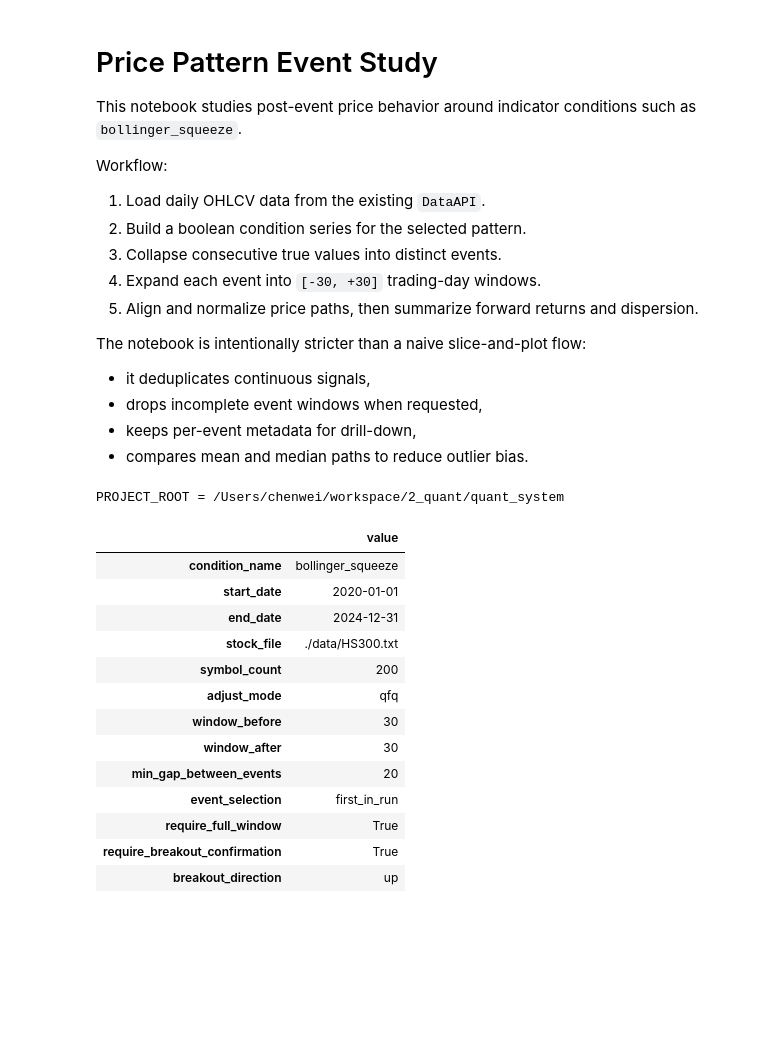
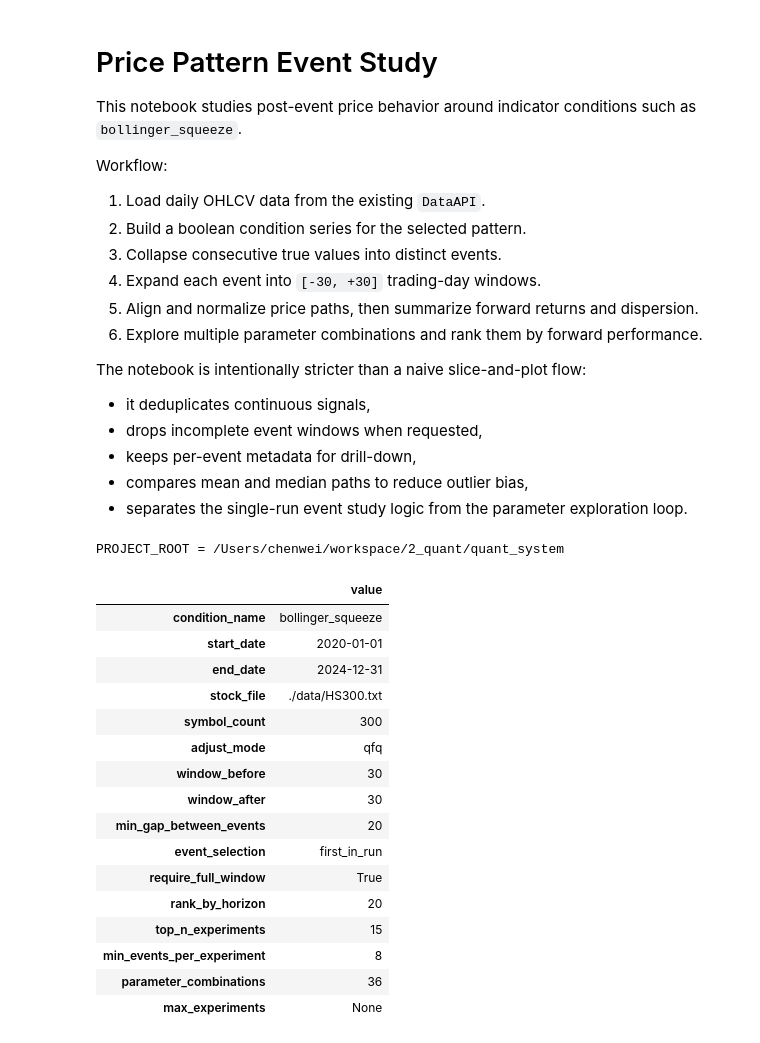
Before and after one commit to Baageer/quant_system, a Jupyter notebook: research/notebooks/price_pattern_event_study.ipynb, the cells around one changed output. Cells and saved outputs as stored; diff of their text form; code cells hidden in the pictures; blank space fills up the shorter version.

```diff
--- a/research/notebooks/price_pattern_event_study.ipynb
+++ b/research/notebooks/price_pattern_event_study.ipynb
@@ -9,10 +9,12 @@ Workflow:
 3. Collapse consecutive true values into distinct events.
 4. Expand each event into `[-30, +30]` trading-day windows.
 5. Align and normalize price paths, then summarize forward returns and dispersion.
+6. Explore multiple parameter combinations and rank them by forward performance.
 
 The notebook is intentionally stricter than a naive slice-and-plot flow:
 - it deduplicates continuous signals,
 - drops incomplete event windows when requested,
 - keeps per-event metadata for drill-down,
-- compares mean and median paths to reduce outlier bias.
+- compares mean and median paths to reduce outlier bias,
+- separates the single-run event study logic from the parameter exploration loop.
 # %%
@@ -52,10 +56,10 @@ CONDITION_NAME = "bollinger_squeeze"
 START_DATE = "2020-01-01"
 END_DATE = "2024-12-31"
 
-SYMBOLS = None      # [000001,000002]
+SYMBOLS = None      # ["000001", "000002"]
 STOCK_FILE = None   # "./data/HS300.txt"
-MAX_SYMBOLS = 200
-ADJUST_MODE = None  # 'qfq' 'hfq'
+MAX_SYMBOLS = 300
+ADJUST_MODE = "qfq"  # "qfq" | "hfq"
 
 WINDOW_BEFORE = 30
 WINDOW_AFTER = 30
@@ -68,7 +72,12 @@ FORWARD_HORIZONS = [1, 5, 10, 20, 30]
 SHOW_SAMPLE_PLOTS = 6
 EXPORT_RESULTS = True
 
-CONDITION_PARAMS = {
+RANK_BY_HORIZON = 20
+TOP_N_EXPERIMENTS = 15
+MIN_EVENTS_PER_EXPERIMENT = 8
+MAX_EXPERIMENTS = None
+
+BASE_CONDITION_PARAMS = {
     "window": 20,
     "num_std": 2.0,
     "squeeze_threshold": None,
@@ -88,11 +97,21 @@ CONDITION_PARAMS = {
     "use_supertrend_filter": False,
     "supertrend_atr_period": 10,
     "supertrend_multiplier": 3.0,
-    "use_band_expansion_filter": True,
+    "use_band_expansion_filter": False,
     "band_expansion_lookback": 1,
     "use_return_filter": False,
     "min_breakout_return": 0.0,
 }
+
+CONDITION_PARAM_GRID = {
+    "window": [20, 30],
+    "num_std": [1.8, 2.0, 2.2],
+    "squeeze_quantile": [0.05, 0.1, 0.15],
+    # "squeeze_lookback": [40, 60],
+    # "breakout_max_wait": [5, 10],
+    # "breakout_confirm_bars": [1, 2],
+    "volume_multiplier": [1.2, 1.5],
+}
 # %%
 with open(PROJECT_ROOT / "config" / "settings.yaml", "r", encoding="utf-8") as f:
     settings = yaml.safe_load(f)
@@ -108,44 +127,60 @@ data_api = DataAPI(
     processed_dir=data_config.get("processed_dir", "./data/processed"),
     adjust_mode=adjust_mode,
 )
 
 symbols = list(SYMBOLS) if SYMBOLS is not None else data_api.get_stock_list()
 if MAX_SYMBOLS is not None and MAX_SYMBOLS > 0:
     symbols = symbols[:MAX_SYMBOLS]
 
+
+def count_parameter_combinations(param_grid):
+    if not param_grid:
+        return 1
+    total = 1
+    for values in param_grid.values():
+        total *= len(values)
+    return total
+
+
 runtime_summary = pd.Series(
     {
         "condition_name": CONDITION_NAME,
         "start_date": START_DATE,
         "end_date": END_DATE,
         "stock_file": stock_file,
         "symbol_count": len(symbols),
         "adjust_mode": data_api.adjust_mode_label,
         "window_before": WINDOW_BEFORE,
         "window_after": WINDOW_AFTER,
         "min_gap_between_events": MIN_GAP_BETWEEN_EVENTS,
         "event_selection": EVENT_SELECTION,
         "require_full_window": REQUIRE_FULL_WINDOW,
-        "require_breakout_confirmation": CONDITION_PARAMS.get("require_breakout_confirmation", False),
-        "breakout_direction": CONDITION_PARAMS.get("breakout_direction", "both"),
+        "rank_by_horizon": RANK_BY_HORIZON,
+        "top_n_experiments": TOP_N_EXPERIMENTS,
+        "min_events_per_experiment": MIN_EVENTS_PER_EXPERIMENT,
+        "parameter_combinations": count_parameter_combinations(CONDITION_PARAM_GRID),
+        "max_experiments": MAX_EXPERIMENTS,
     }
 )
 display(runtime_summary.to_frame("value"))
 # %% [output]
 |  | value |
 | condition_name | bollinger_squeeze |
 | start_date | 2020-01-01 |
 | end_date | 2024-12-31 |
 | stock_file | ./data/HS300.txt |
-| symbol_count | 200 |
+| symbol_count | 300 |
 | adjust_mode | qfq |
 | window_before | 30 |
 | window_after | 30 |
 | min_gap_between_events | 20 |
 | event_selection | first_in_run |
 | require_full_window | True |
-| require_breakout_confirmation | True |
-| breakout_direction | up |
+| rank_by_horizon | 20 |
+| top_n_experiments | 15 |
+| min_events_per_experiment | 8 |
+| parameter_combinations | 36 |
+| max_experiments | None |
 # %%
 STANDARD_PRICE_COLUMNS = [
     "date",
```
Also changed, not shown: parts of 9 cells of this notebook, 1 other file.
